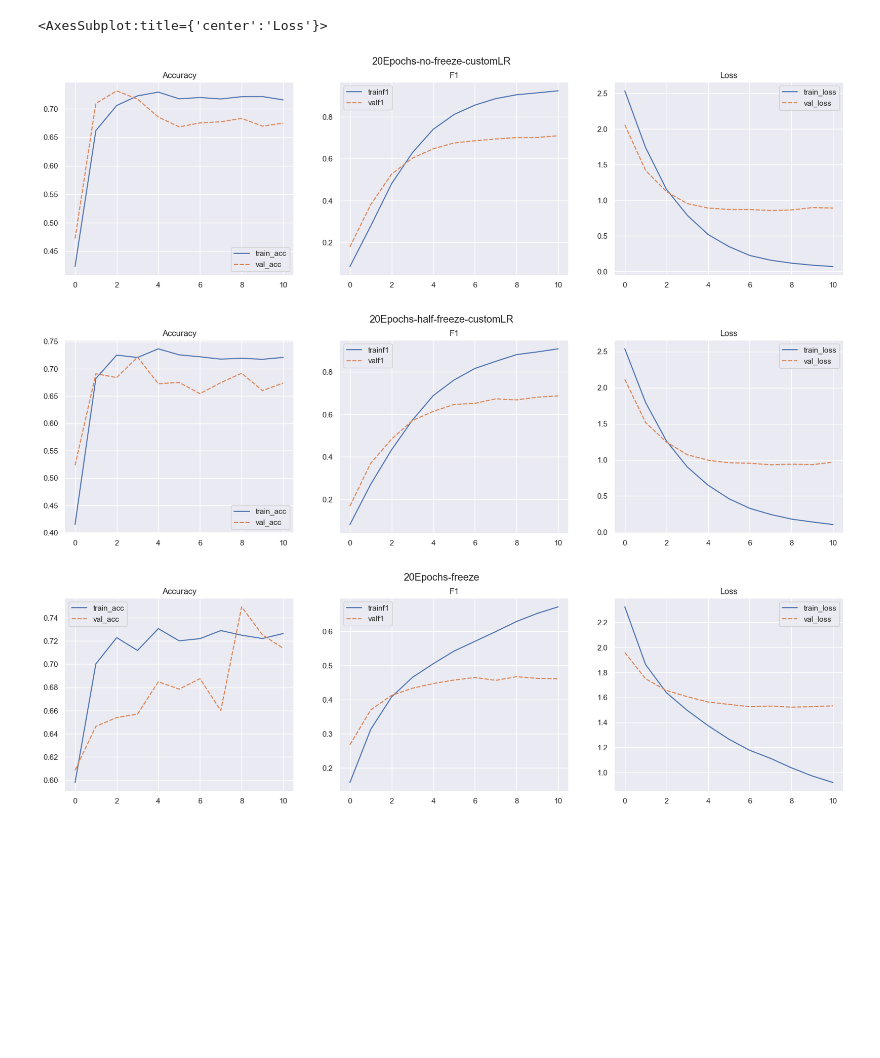
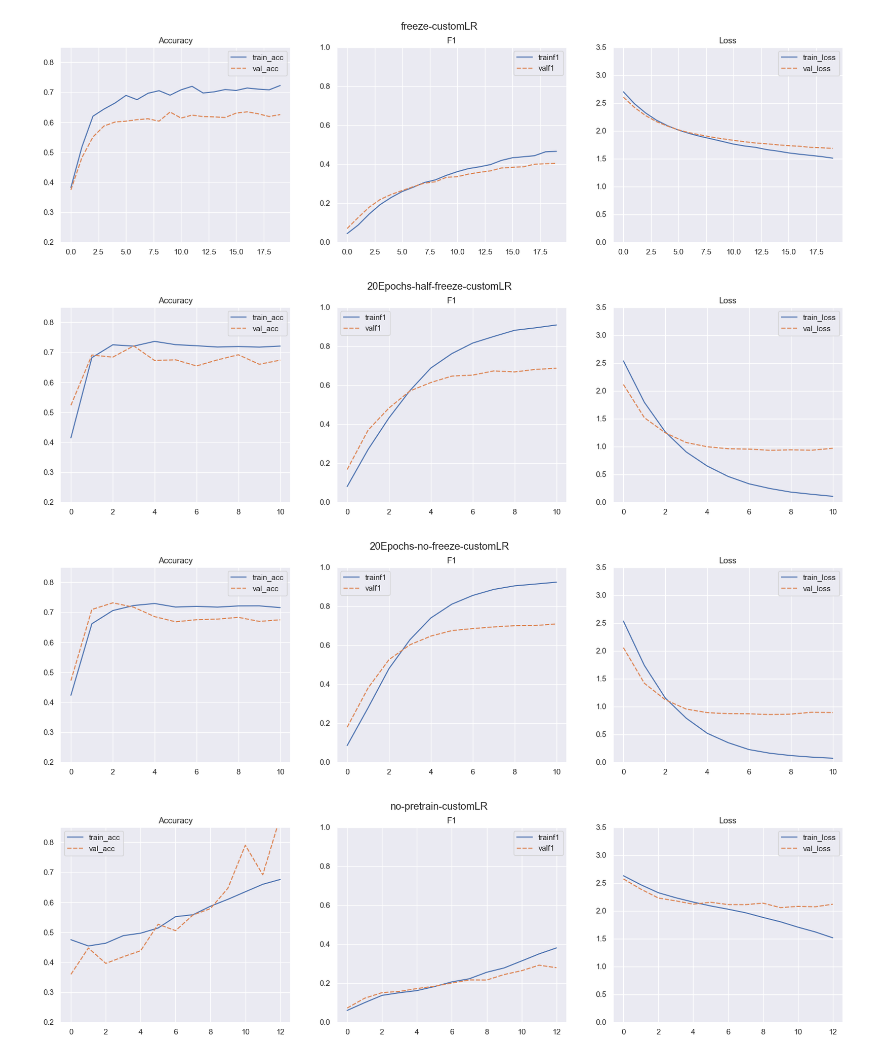
Before and after one commit to skramer-dev/ai-lab, a Jupyter notebook: CV/Metric-visualization.ipynb, the cells around one changed output. Saved outputs shown, nothing was run; the diff lists cells and outputs as text; code cells hidden in the pictures; blank space fills up the shorter version.

Commit message:
clean up visualization of training results

```diff
--- a/CV/Metric-visualization.ipynb
+++ b/CV/Metric-visualization.ipynb
@@ -16,3 +4,0 @@ VERSION = (str(EPOCHS) + 'Epochs-' + FINETUNE_STRATEGY)
-# %%
-metrics = pd.read_csv(f'{LOGDIR}/{VERSION}.csv')
-display(metrics)
@@ -32,45 +4,0 @@ display(metrics)
-# %%
-sns.set()
-
-figure, axes = plt.subplots(1, 3, sharex='all', figsize=(20,5))
-figure.suptitle(VERSION)
-axes[0].set_title('Accuracy')
-axes[1].set_title('F1')
-axes[2].set_title('Loss')
-
-sns.lineplot(data=metrics[['train_acc', 'val_acc']], ax=axes[0])
-sns.lineplot(data=metrics[['trainf1', 'valf1']], ax=axes[1])
-sns.lineplot(data=metrics[['train_loss', 'val_loss']], ax=axes[2])
-
-VERSION = '20Epochs-half-freeze-customLR'
-metrics = pd.read_csv(f'{LOGDIR}/{VERSION}.csv')
-metrics = metrics.drop(metrics.index[11:])
-
-figure, axes = plt.subplots(1, 3, sharex='all', figsize=(20,5))
-figure.suptitle(VERSION)
-axes[0].set_title('Accuracy')
-axes[1].set_title('F1')
-axes[2].set_title('Loss')
-
-sns.lineplot(data=metrics[['train_acc', 'val_acc']], ax=axes[0])
-sns.lineplot(data=metrics[['trainf1', 'valf1']], ax=axes[1])
-sns.lineplot(data=metrics[['train_loss', 'val_loss']], ax=axes[2])
-
-VERSION = '20Epochs-freeze'
-metrics = pd.read_csv(f'{LOGDIR}/{VERSION}.csv')
-metrics = metrics.drop(metrics.index[11:])
-
-figure, axes = plt.subplots(1, 3, sharex='all', figsize=(20,5))
-figure.suptitle(VERSION)
-axes[0].set_title('Accuracy')
-axes[1].set_title('F1')
-axes[2].set_title('Loss')
-
-sns.lineplot(data=metrics[['train_acc', 'val_acc']], ax=axes[0])
-sns.lineplot(data=metrics[['trainf1', 'valf1']], ax=axes[1])
-sns.lineplot(data=metrics[['train_loss', 'val_loss']], ax=axes[2])
-# %% [output]
-<AxesSubplot:title={'center':'Loss'}>
-[figure, removed]
-[figure, removed]
-[figure, removed]
@@ -76,0 +7,25 @@ sns.lineplot(data=metrics[['train_loss', 'val_loss']], ax=axes[2])
+# %%
+sns.set()
+versions = ['freeze-customLR', '20Epochs-half-freeze-customLR', '20Epochs-no-freeze-customLR', 'no-pretrain-customLR']
+for version in versions:
+
+    metrics = pd.read_csv(f'{LOGDIR}/{version}.csv')
+
+    figure, axes = plt.subplots(1, 3, sharex='all', figsize=(20,5))
+    figure.suptitle(version)
+    axes[0].set_title('Accuracy')
+    axes[1].set_title('F1')
+    axes[2].set_title('Loss')
+
+    sns.lineplot(data=metrics[['train_acc', 'val_acc']], ax=axes[0])
+    sns.lineplot(data=metrics[['trainf1', 'valf1']], ax=axes[1])
+    sns.lineplot(data=metrics[['train_loss', 'val_loss']], ax=axes[2])
+
+    axes[0].set_ylim(0.2, 0.85)
+    axes[1].set_ylim(0, 1)
+    axes[2].set_ylim(0, 3.5)
+# %% [output]
+[figure, added]
+[figure, added]
+[figure, added]
+[figure, added]
```
Also changed, not shown: parts of 4 cells of this notebook, 2 other files.
